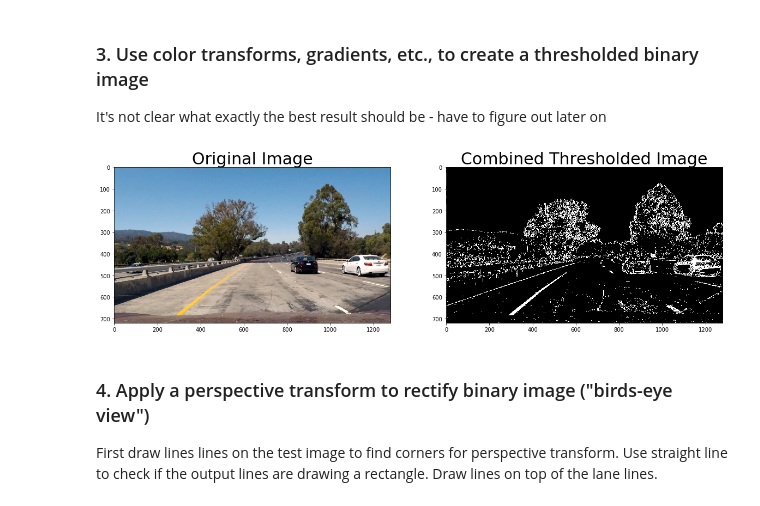
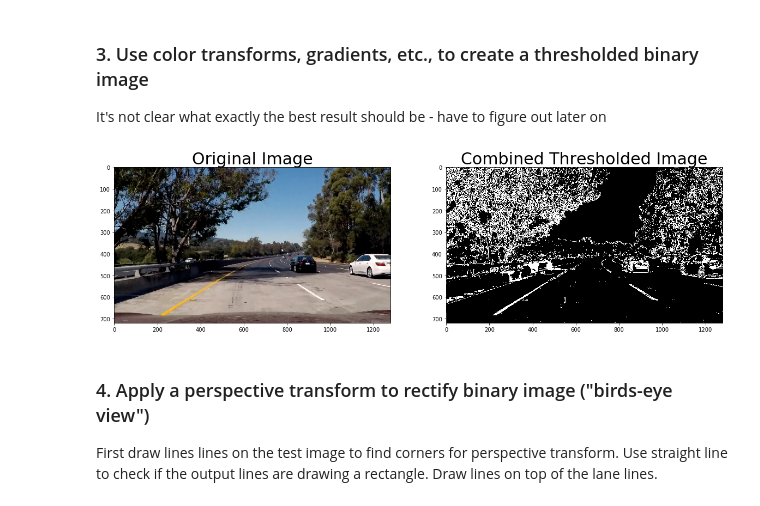
Before and after one commit to ek8203/CarND-Advanced-Lane-Lines, a Jupyter notebook: advanced_lane_finding.ipynb, the cells around one changed output. Cells and saved outputs as stored; diff of their text form; code cells hidden in the pictures.

```diff
--- a/advanced_lane_finding.ipynb
+++ b/advanced_lane_finding.ipynb
@@ -253,56 +253,45 @@ def combined_binary(img, s_thresh=(170, 255), sx_thresh=(20, 100)):
     hls = cv2.cvtColor(img, cv2.COLOR_RGB2HLS).astype(np.float)
     l_channel = hls[:,:,1]
     s_channel = hls[:,:,2]
+
     # Sobel x
     sobelx = cv2.Sobel(l_channel, cv2.CV_64F, 1, 0) # Take the derivative in x
     abs_sobelx = np.absolute(sobelx) # Absolute x derivative to accentuate lines away from horizontal
     scaled_sobel = np.uint8(255*abs_sobelx/np.max(abs_sobelx))
 
     # Threshold x gradient
     sxbinary = np.zeros_like(scaled_sobel)
     sxbinary[(scaled_sobel >= sx_thresh[0]) & (scaled_sobel <= sx_thresh[1])] = 1
 
     # Threshold color channel
     s_binary = np.zeros_like(s_channel)
     s_binary[(s_channel > s_thresh[0]) & (s_channel <= s_thresh[1])] = 1
+
     # Stack each channel
     # Note color_binary[:, :, 0] is all 0s, effectively an all black image. It might
     # be beneficial to replace this channel with something else.
     color_binary = np.dstack(( np.zeros_like(sxbinary), sxbinary, s_binary)) * 255
     color_binary = np.uint8(color_binary)
 
     # Combine the two binary thresholds
     combined_binary = np.zeros_like(sxbinary)
     combined_binary[(s_binary == 1) | (sxbinary == 1)] = 1
 
     return combined_binary
+    #return color_binary
 
 # Read a test image
-image = cv2.imread('test_images/test1.jpg')
+image = cv2.imread('test_images/test5.jpg')
 image = cv2.cvtColor(image, cv2.COLOR_BGR2RGB)
 
-# Choose a Sobel kernel size
-ksize = 3 # Choose a larger odd number to smooth gradient measurements
-
-# Apply each of the thresholding functions
-gradx = abs_sobel_thresh(image, orient='x', sobel_kernel=ksize, thresh=(20, 100))
-grady = abs_sobel_thresh(image, orient='y', sobel_kernel=ksize, thresh=(20, 100))
-mag_binary = mag_thresh(image, sobel_kernel=ksize, mag_thresh=(30, 100))
-#dir_binary = dir_threshold(image, sobel_kernel=ksize, thresh=(0, np.pi/2))
-dir_binary = dir_threshold(image, sobel_kernel=ksize, thresh=(0.9, 1.3))
-comb_binary = combined_binary(image, s_thresh=(200, 255))
-
-
-combined = np.zeros_like(dir_binary)
-combined[((gradx == 1) & (grady == 1)) | ((mag_binary == 1) & (dir_binary == 1)) | (comb_binary == 1)] = 1
-
+combined = combined_binary(image)
 
 # Visualize binary image
 figure = plt_two(image, combined, 'Original Image', 'Combined Thresholded Image', cmap='gray')
 figure.savefig('output_images/combined_treshold_binary.jpg')   # save the figure to file
 plt.close(figure)    # close the figure
 # %% [output]
-[figure, old version]
+[figure, new version]
 # %% [markdown]
 ### 4. Apply a perspective transform to rectify binary image ("birds-eye view")
 
```
Also changed, not shown: parts of 2 cells of this notebook.
